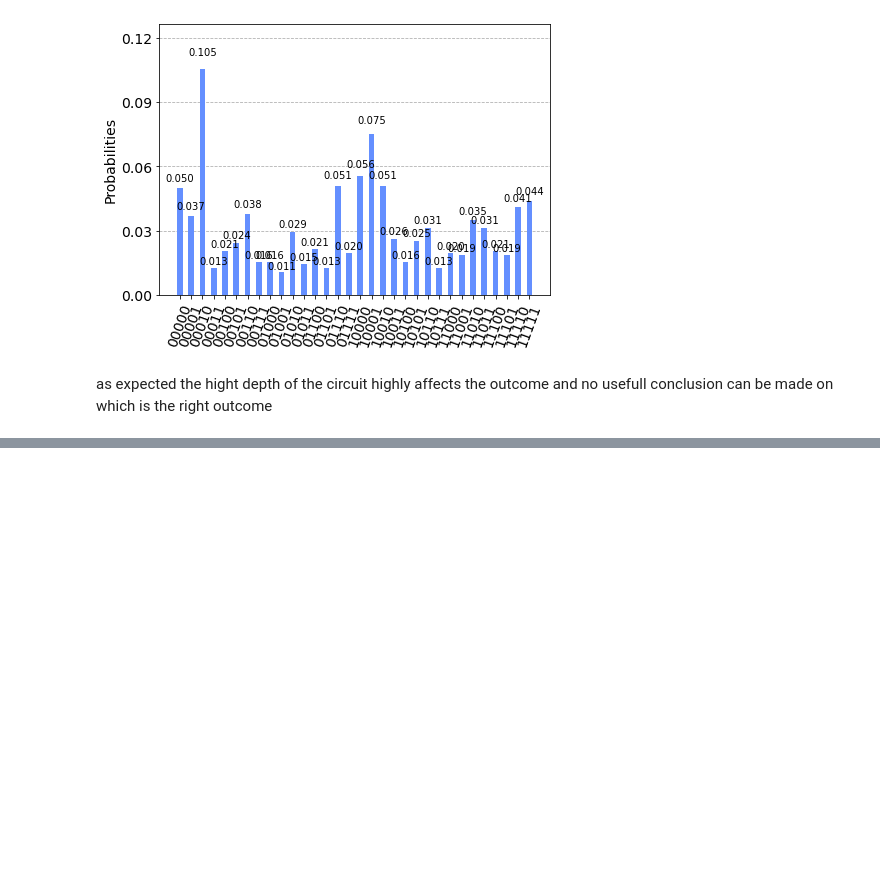
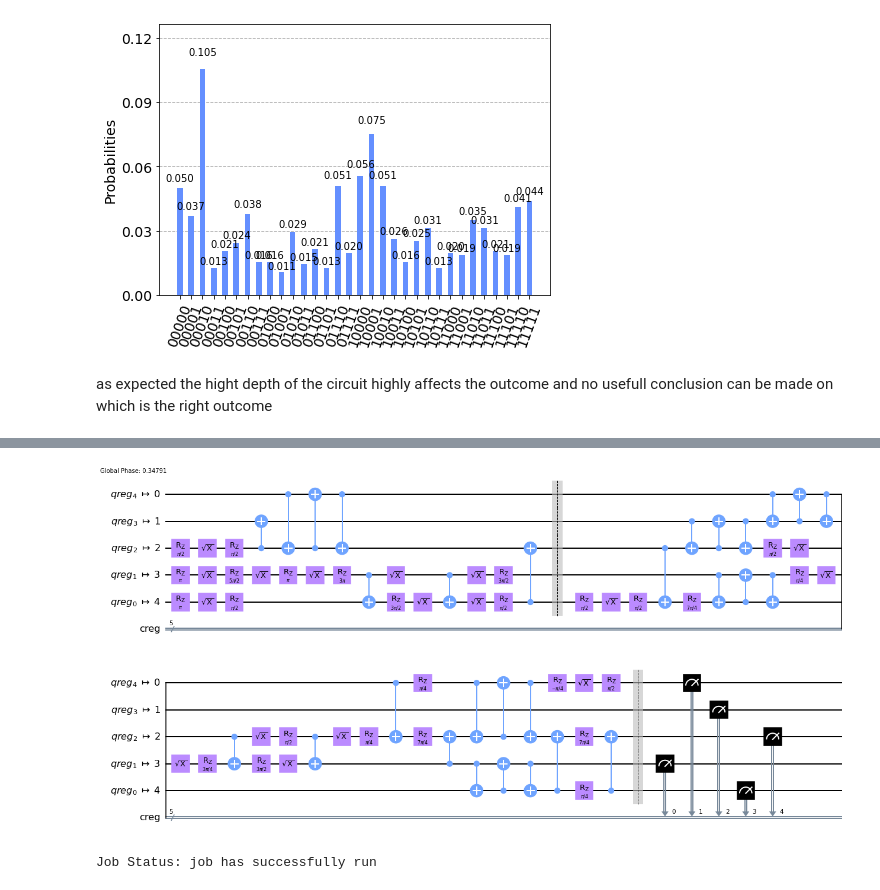
Before and after one commit to iliasgalanis/Investigate-Quantum-Volume, a Jupyter notebook: ibmq_5_yorktown/exp_5x26.ipynb, the cells around one changed output, grey strips where cells are left out. Drawn from its saved outputs; the diff is of its cells as text; code cells hidden in the pictures; blank space fills up the shorter version.

```diff
--- a/ibmq_5_yorktown/exp_5x26.ipynb
+++ b/ibmq_5_yorktown/exp_5x26.ipynb
@@ -104,0 +138,10 @@ as expected the hight depth of the circuit highly affects the outcome and no use
+# %%
+qc_transpiled.draw(output='mpl')
+# %% [output]
+[figure, added]
+# %%
+shots = 1024
+job = execute(qc, backend= backend, shots= shots)
+job_monitor(job)
+# %% [output]
+Job Status: job has successfully run
```
Also changed, not shown: parts of 10 cells of this notebook, 2 other files.
